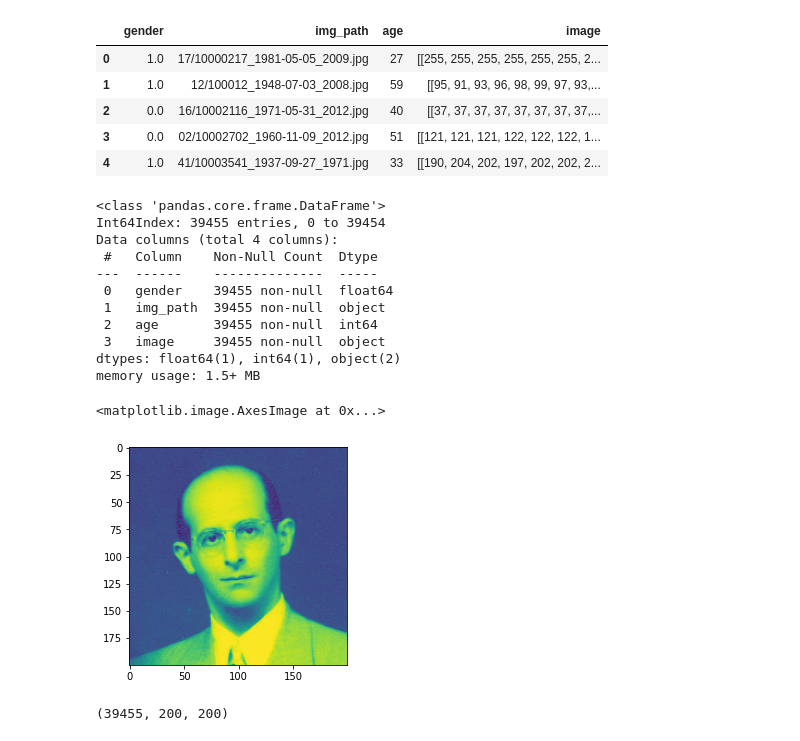
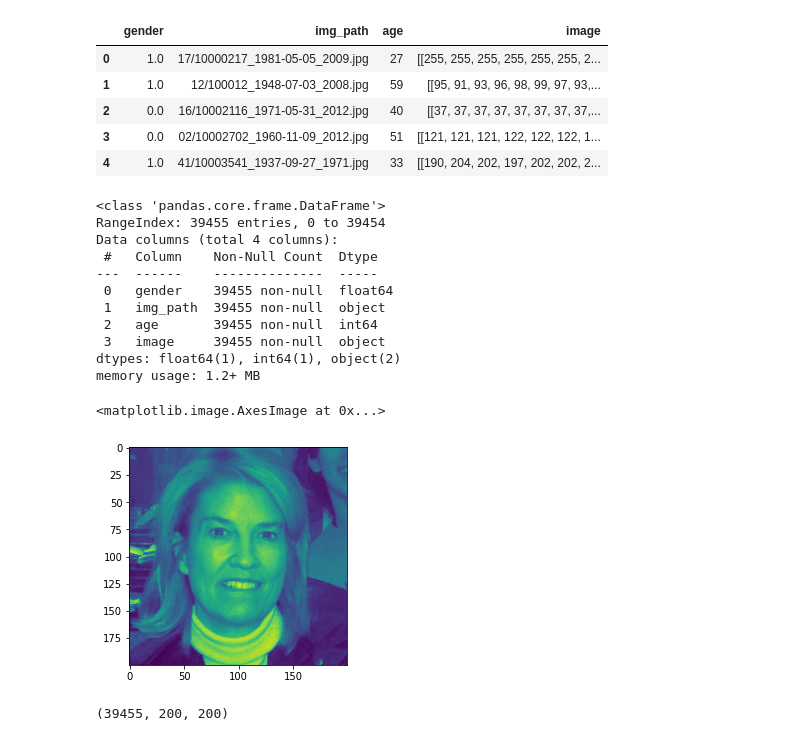
Before and after one commit to SaiGanesh26/Age-Gender-Prediction, a Jupyter notebook: Gender_Model.ipynb, the cells around one changed output. Cells and saved outputs as stored; diff of their text form; code cells hidden in the pictures.

```diff
--- a/Gender_Model.ipynb
+++ b/Gender_Model.ipynb
@@ -26,12 +21,0 @@ tf.Tensor([1 2 3 4], shape=(4,), dtype=int64)
-# %%
-tf.debugging.set_log_device_placement(True)
-
-try:
-  # Specify an invalid GPU device
-  with tf.device('/device:GPU:9'):
-    a = np.array([1,2,3,4])
-    b = np.array([1,2,4,8])
-    c = a * b
-    print(c)
-except RuntimeError as e:
-  print(e)
@@ -49,9 +31,10 @@ wiki_process.head()
 | 3 | 0.0 | 02/10002702_1960-11-09_2012.jpg | 51 |
 | 4 | 1.0 | 41/10003541_1937-09-27_1971.jpg | 33 |
 # %%
-#count = 0
+start = time.time()
+
 try:
-    with tf.device('/device:GPU:7'):
+    with tf.device('/device:GPU:5'):
         image_list = []
         for path in wiki_process["img_path"]:
 #             if count == 500:
@@ -63,3 +46,5 @@ try:
 #                 count += 1
 except RuntimeError as e:
   print(e)
+end = time.time()
+print("time taken for execution :- {}".format(end-start))
@@ -80,9 +64,8 @@ wiki_process.head()
 # %%
-wiki_process = wiki_process.dropna()
 wiki_process.info()
 # %% [output]
 <class 'pandas.core.frame.DataFrame'>
-Int64Index: 39455 entries, 0 to 39454
+RangeIndex: 39455 entries, 0 to 39454
 Data columns (total 4 columns):
  #   Column    Non-Null Count  Dtype
 ---  ------    --------------  -----
@@ -91,12 +74,12 @@ Data columns (total 4 columns):
  2   age       39455 non-null  int64
  3   image     39455 non-null  object
 dtypes: float64(1), int64(1), object(2)
-memory usage: 1.5+ MB
+memory usage: 1.2+ MB
 # %%
-plt.imshow(wiki_process["image"][5])
+plt.imshow(wiki_process["image"][39454])
 # %% [output]
 <matplotlib.image.AxesImage at 0x...>
-[figure, old version]
+[figure, new version]
 # %%
 #normalizing the pixel values
 try:
```
Also changed, not shown: parts of 16 cells of this notebook.
